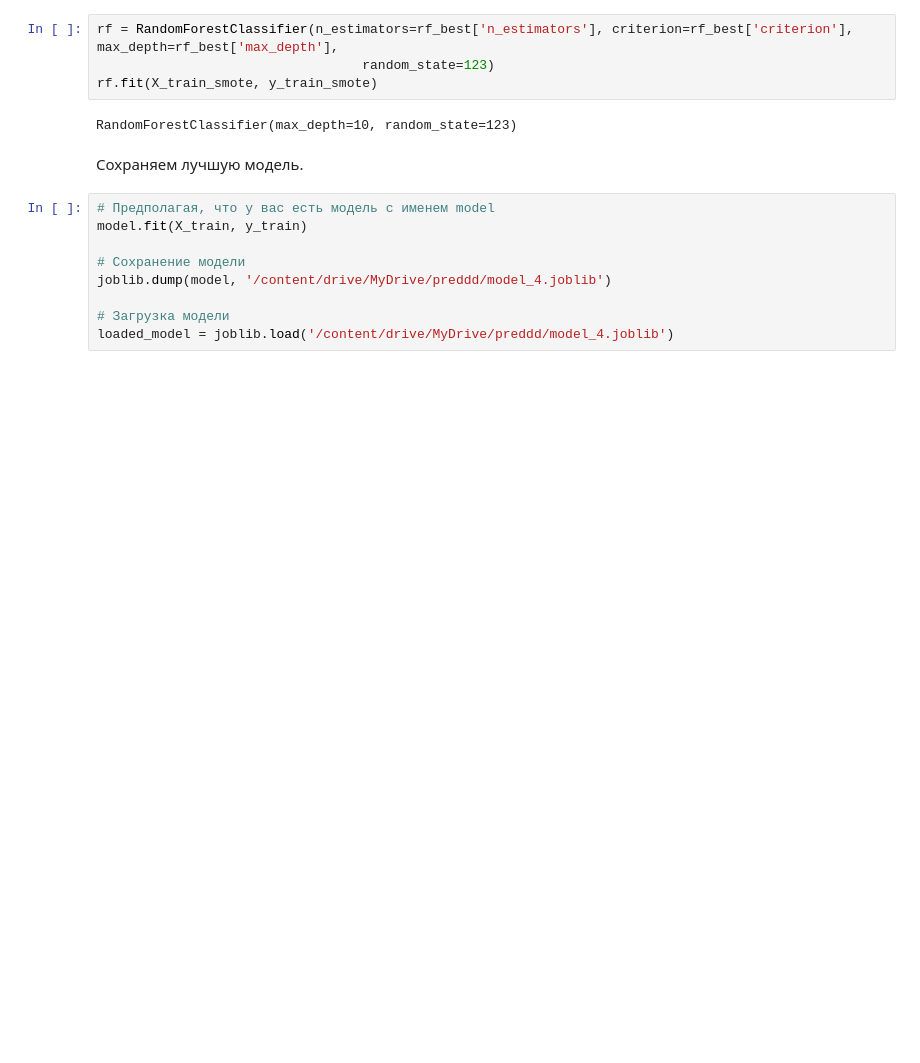
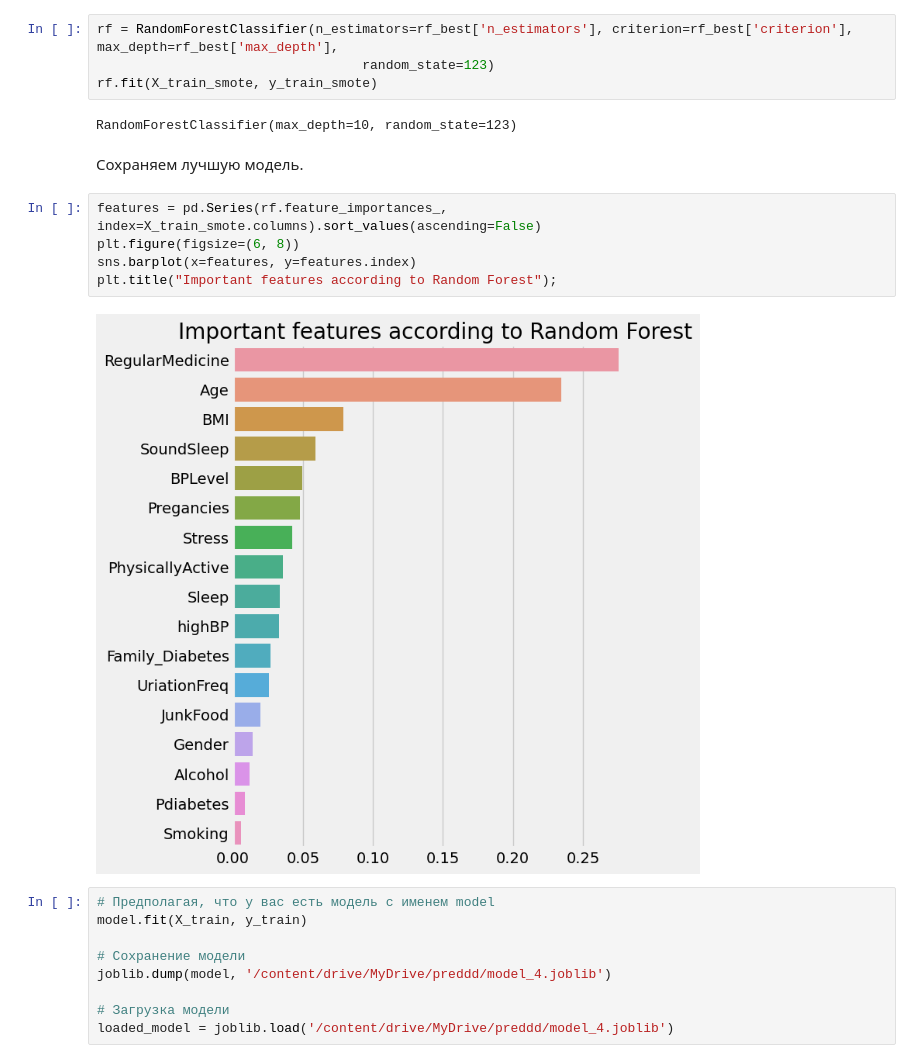
Before and after one commit to dimages/Prediabetes-prognosis, a Jupyter notebook: Diabetes_Prediction_2_0.ipynb, the cells around one changed output. Cells and saved outputs as stored; diff of their text form; blank space fills up the shorter version.

```diff
--- a/Diabetes_Prediction_2_0.ipynb
+++ b/Diabetes_Prediction_2_0.ipynb
@@ -594,6 +594,13 @@ rf.fit(X_train_smote, y_train_smote)
 RandomForestClassifier(max_depth=10, random_state=123)
 # %% [markdown]
 Сохраняем лучшую модель.
+# %%
+features = pd.Series(rf.feature_importances_, index=X_train_smote.columns).sort_values(ascending=False)
+plt.figure(figsize=(6, 8))
+sns.barplot(x=features, y=features.index)
+plt.title("Important features according to Random Forest");
+# %% [output]
+[figure, added]
 # %%
 # Предполагая, что у вас есть модель с именем model
 model.fit(X_train, y_train)
```
Also changed, not shown: parts of 1 cell of this notebook.
